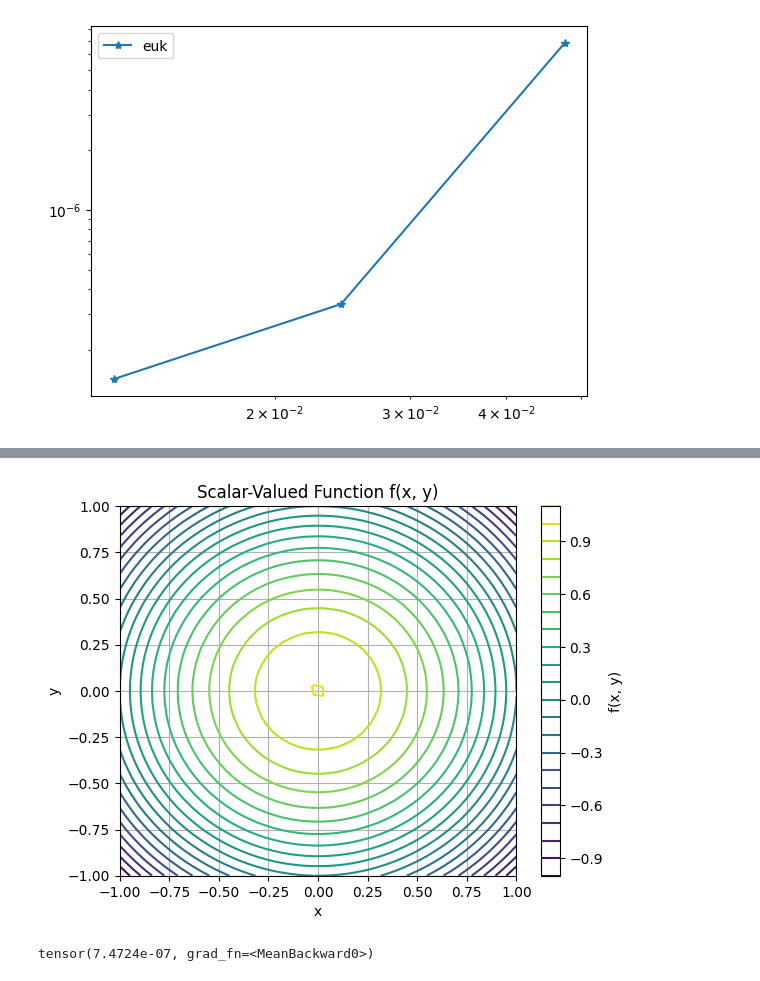
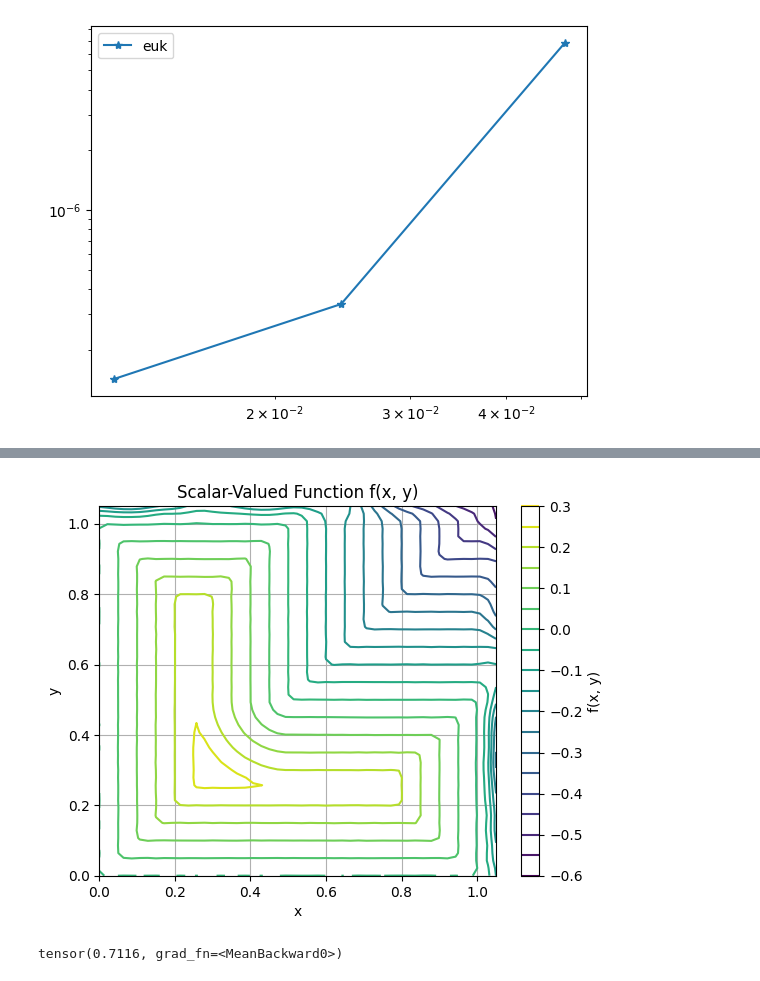
Before and after one commit to csgellert/NeuralIGA, a Jupyter notebook: Neural iga/visualize_results_L_shape.ipynb, the cells around one changed output, grey strips where cells are left out. Cells and saved outputs as stored; diff of their text form; code cells hidden in the pictures.

```diff
--- a/Neural iga/visualize_results_L_shape.ipynb
+++ b/Neural iga/visualize_results_L_shape.ipynb
@@ -91,16 +91,16 @@ plt.show()
 # %%
 import torch
 from NeuralImplicit import Siren, plotDisctancefunction
 siren_model_euk = Siren(in_features=2,out_features=1,hidden_features=256,hidden_layers=2,outermost_linear=True)
-siren_model_euk.load_state_dict(torch.load('siren_model_euk_last.pth',weights_only=True,map_location=torch.device('cpu')))
+siren_model_euk.load_state_dict(torch.load('siren_model_L-shape.pth',weights_only=True,map_location=torch.device('cpu')))
 siren_model_euk.eval()
 
 model = siren_model_euk
 plotDisctancefunction(model,50,True)
 print(model.get_model_mse(fun_num=0))
 # %% [output]
-[figure, old version]
+[figure, new version]
-tensor(7.4724e-07, grad_fn=<MeanBackward0>)
+tensor(0.7116, grad_fn=<MeanBackward0>)
 # %%
 #plt.plot(esize[mask],((inner+boundary)/(inner+boundary+outer))[mask],'*-')
 #plt.plot(esize[mask],((inner)/(inner+boundary+outer))[mask],'*-')
```
Also changed, not shown: parts of 6 cells of this notebook.
